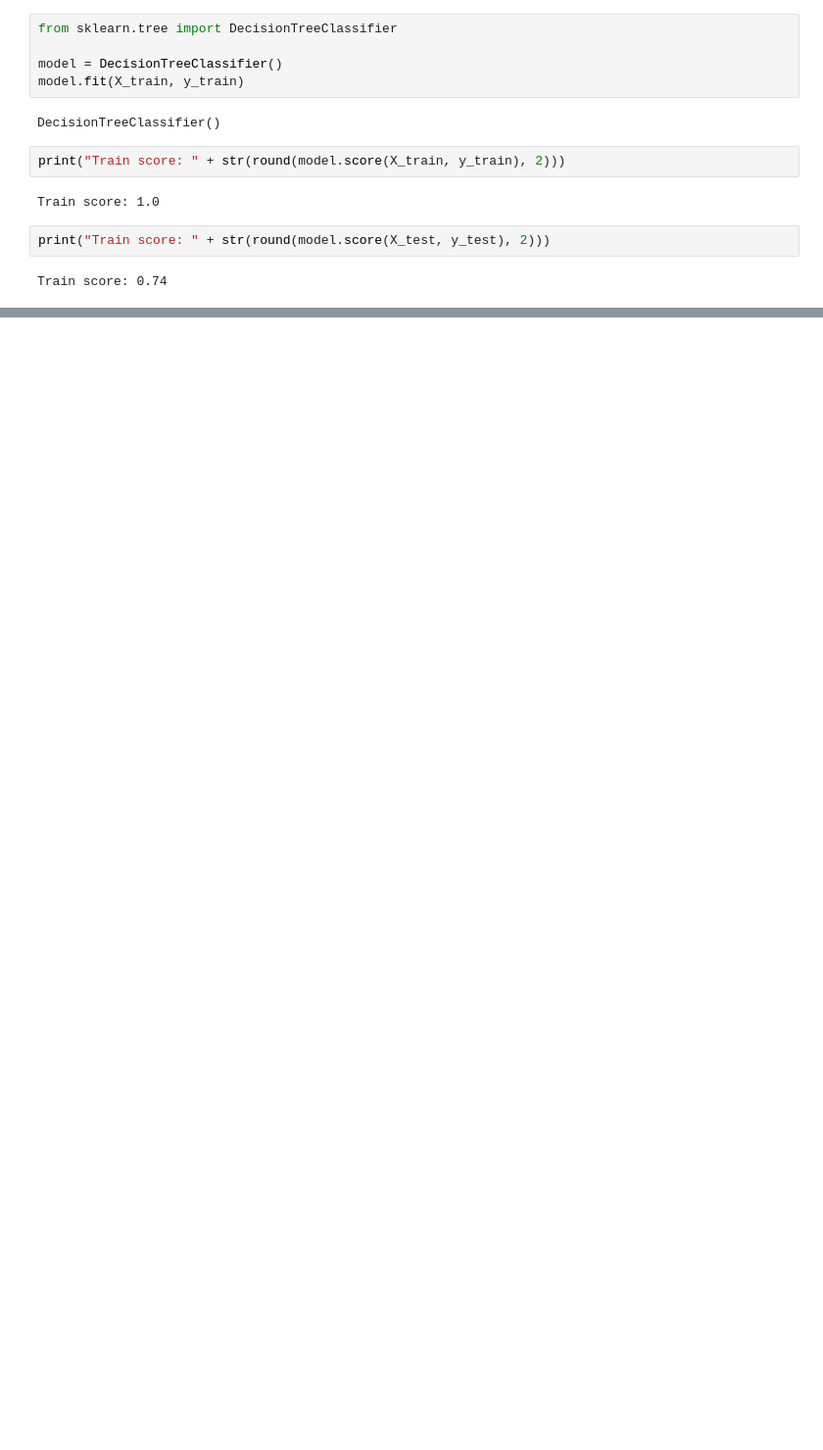
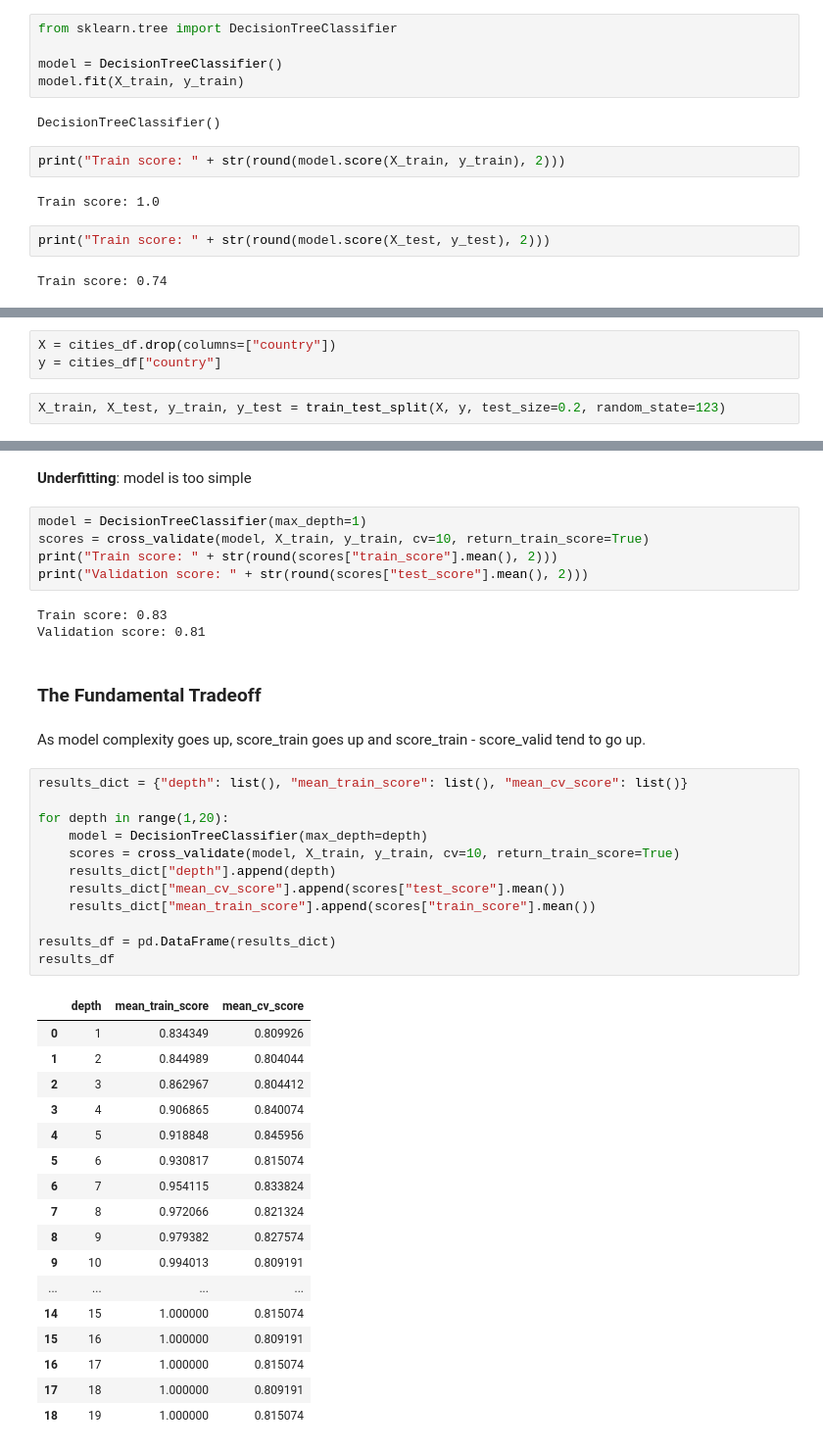
Before and after one commit to jennalenoble/machine-learning, a Jupyter notebook: module3.ipynb, the cells around one changed output, grey strips where cells are left out. Shown at 98% size. Drawn from its saved outputs; the diff is of its cells as text; blank space fills up the shorter version.

```diff
--- a/module3.ipynb
+++ b/module3.ipynb
@@ -94,0 +99,5 @@ Train score: 0.74
+# %%
+X = cities_df.drop(columns=["country"])
+y = cities_df["country"]
+# %%
+X_train, X_test, y_train, y_test = train_test_split(X, y, test_size=0.2, random_state=123)
@@ -94,0 +189,44 @@ Train score: 0.74
+# %% [markdown]
+**Underfitting**: model is too simple
+# %%
+model = DecisionTreeClassifier(max_depth=1)
+scores = cross_validate(model, X_train, y_train, cv=10, return_train_score=True)
+print("Train score: " + str(round(scores["train_score"].mean(), 2)))
+print("Validation score: " + str(round(scores["test_score"].mean(), 2)))
+# %% [output]
+Train score: 0.83
+Validation score: 0.81
+# %% [markdown]
+### The Fundamental Tradeoff
+# %% [markdown]
+As model complexity goes up, score_train goes up and score_train - score_valid tend to go up.
+# %%
+results_dict = {"depth": list(), "mean_train_score": list(), "mean_cv_score": list()}
+
+for depth in range(1,20):
+    model = DecisionTreeClassifier(max_depth=depth)
+    scores = cross_validate(model, X_train, y_train, cv=10, return_train_score=True)
+    results_dict["depth"].append(depth)
+    results_dict["mean_cv_score"].append(scores["test_score"].mean())
+    results_dict["mean_train_score"].append(scores["train_score"].mean())
+
+results_df = pd.DataFrame(results_dict)
+results_df
+# %% [output]
+|  | depth | mean_train_score | mean_cv_score |
+| 0 | 1 | 0.834349 | 0.809926 |
+| 1 | 2 | 0.844989 | 0.804044 |
+| 2 | 3 | 0.862967 | 0.804412 |
+| 3 | 4 | 0.906865 | 0.840074 |
+| 4 | 5 | 0.918848 | 0.845956 |
+| 5 | 6 | 0.930817 | 0.815074 |
+| 6 | 7 | 0.954115 | 0.833824 |
+| 7 | 8 | 0.972066 | 0.821324 |
+| 8 | 9 | 0.979382 | 0.827574 |
+| 9 | 10 | 0.994013 | 0.809191 |
+| ... | ... | ... | ... |
+| 14 | 15 | 1.000000 | 0.815074 |
+| 15 | 16 | 1.000000 | 0.809191 |
+| 16 | 17 | 1.000000 | 0.815074 |
+| 17 | 18 | 1.000000 | 0.809191 |
+| 18 | 19 | 1.000000 | 0.815074 |
```
Also changed, not shown: parts of 22 cells of this notebook.
